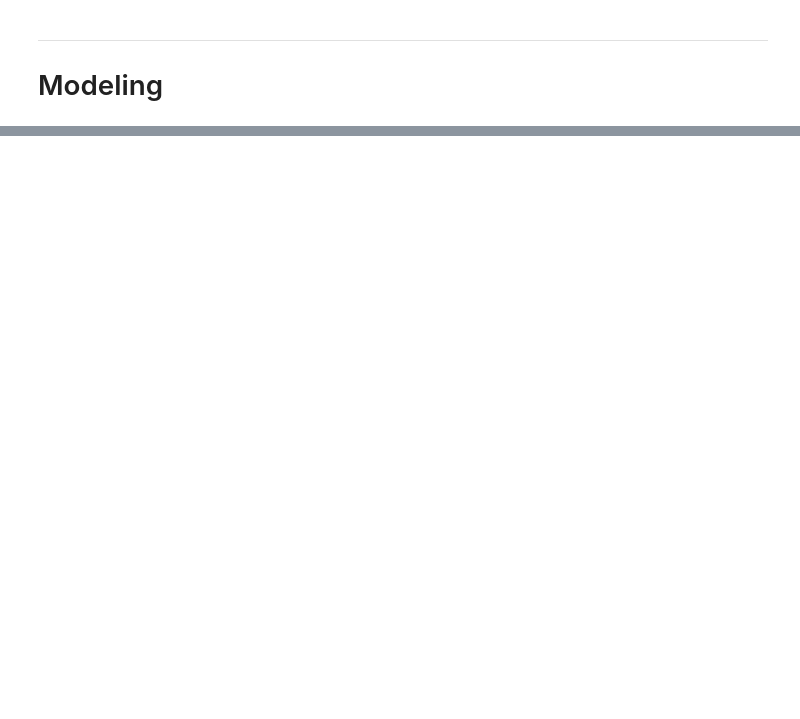
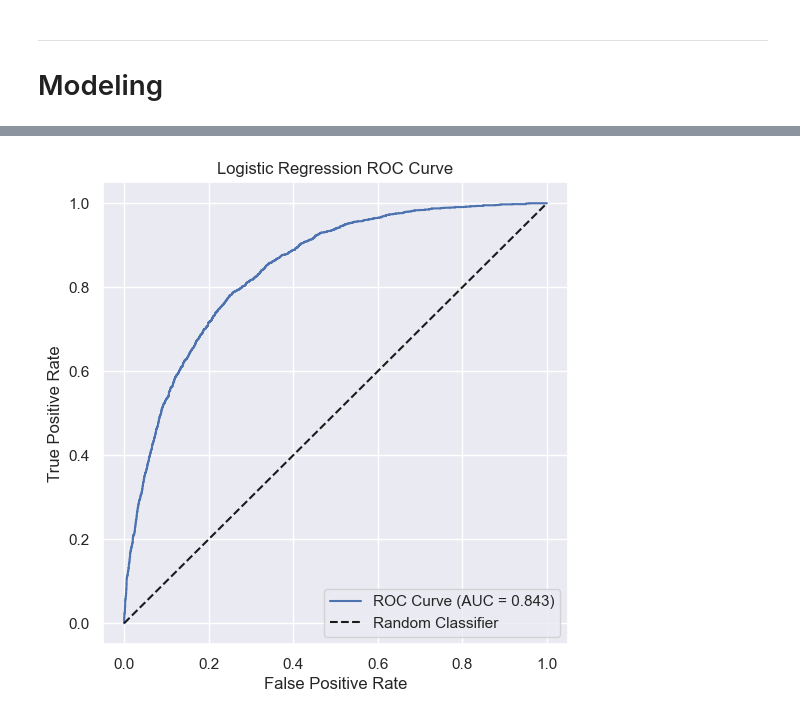
Before and after one commit to MiguelRM0/churn-prediction, a Jupyter notebook: Modeling.ipynb, the cells around one changed output, grey strips where cells are left out. Cells and saved outputs as stored; diff of their text form; code cells hidden in the pictures; blank space fills up the shorter version.

```diff
--- a/Modeling.ipynb
+++ b/Modeling.ipynb
@@ -195,0 +297,16 @@ kfold_cv(X, y, lr, cv = 10)
+# %%
+plt.figure(figsize=(6,6))
+
+lr_fpr, lr_tpr, _ = roc_curve(lr_oof_df["y_true"], lr_oof_df["y_proba"])
+lr_auc = roc_auc_score(lr_oof_df["y_true"], lr_oof_df["y_proba"])
+
+plt.plot(lr_fpr, lr_tpr, label=f"ROC Curve (AUC = {lr_auc:.3f})")
+plt.plot([0, 1], [0, 1], 'k--', label='Random Classifier')
+
+plt.xlabel("False Positive Rate")
+plt.ylabel("True Positive Rate")
+plt.title("Logistic Regression ROC Curve")
+plt.legend()
+plt.show()
+# %% [output]
+[figure, added]
```
Also changed, not shown: parts of 44 cells of this notebook.
